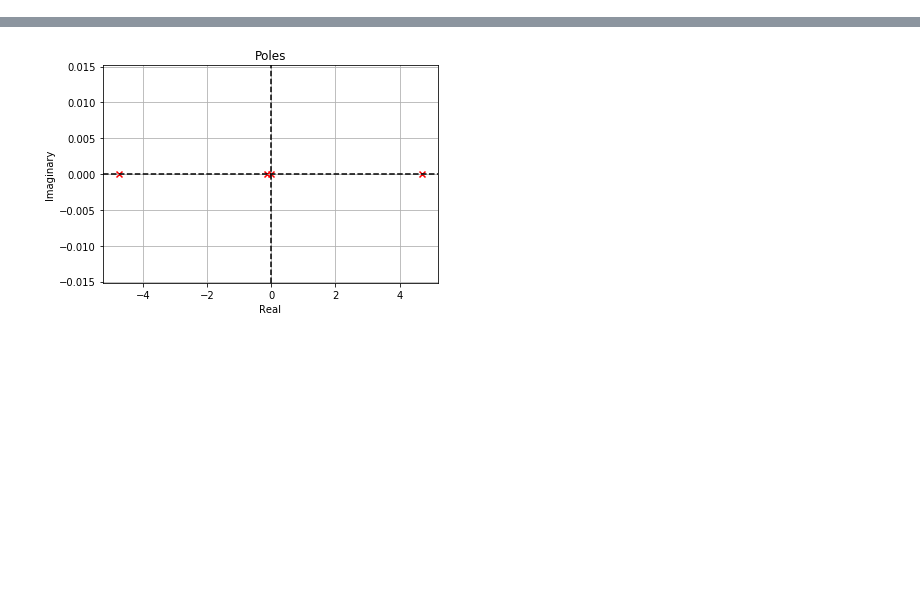
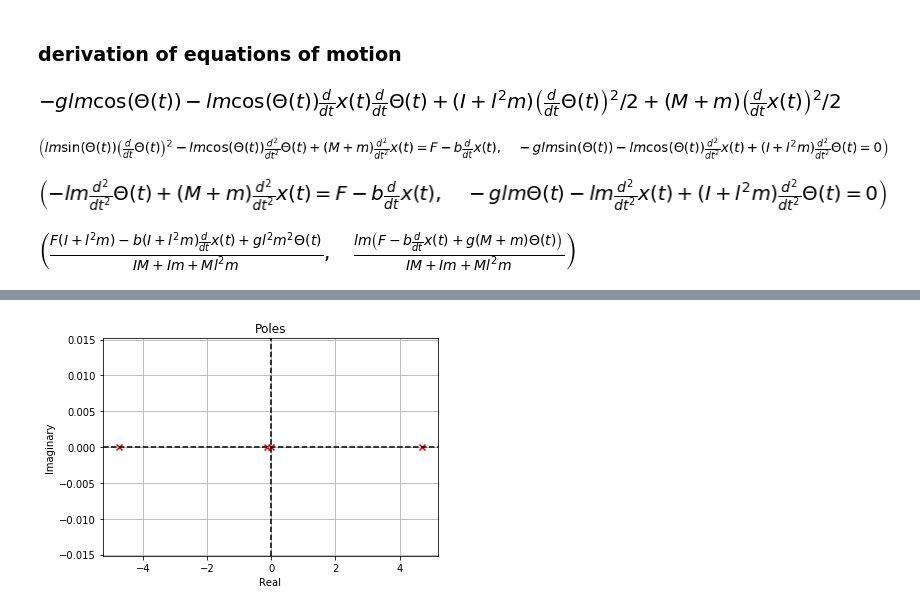
Before and after one commit to tristeng/control, a Jupyter notebook: notebooks/inverted-pendulum.ipynb, the cells around one changed output, grey strips where cells are left out. Cells and saved outputs as stored; diff of their text form; code cells hidden in the pictures; blank space fills up the shorter version.

Commit message:
Added cells to inverted pendulum notebook to derive the equations of motion and convert to state space.

```diff
--- a/notebooks/inverted-pendulum.ipynb
+++ b/notebooks/inverted-pendulum.ipynb
@@ -27,0 +52,2 @@ The design criteria for this system with the cart receiving a 0.2 m step input a
+# %% [markdown]
+### derivation of equations of motion
@@ -27,0 +57,68 @@ The design criteria for this system with the cart receiving a 0.2 m step input a
+# %%
+# create our functions for x and Θ against time, t
+t = sympy.symbols('t')
+x = sympy.Function('x')(t)
+Θ = sympy.Function('Θ')(t)
+
+# constants: pendulum length, mass, and inertia, then cart mass, gravity, and friction
+l, m, I, M, g, b = sympy.symbols('l m I M g b')
+
+# cart position is x, y, but we can ignore y since it will be constant and zero
+# cart velocity is then simply the first derivate of it's x position
+v1 = x.diff(t)
+
+# pendulum position, WRT to the cart
+x2 = x - l*sympy.sin(Θ)
+y2 = l*sympy.cos(Θ)
+
+# pendulum velocity is made up of x and y velocities, found from first derivates of position
+v2 = sympy.sqrt(sympy.simplify(x2.diff(t)**2 + y2.diff(t)**2))
+
+# kinetic energy of the cart, plus kinetic energy of the pendulum, subtract potential energy of pendulum and cart
+L = sympy.Rational(1, 2)*(M*v1**2 + m*v2**2 + I*Θ.diff(t)**2) - m*g*l*sympy.cos(Θ)
+
+# cleanup a bit, expand and collect on linear and angular acceleration
+L = L.expand().collect((Θ.diff(t, t), x.diff(t, t))).simplify()
+
+# print out the Lagrangian
+L
+# %% [output]
+[figure, added]
+# %%
+# euler equations
+F = sympy.symbols('F')
+euler1 = L.diff(x.diff(t)).diff(t) - L.diff(x)
+euler2 = L.diff(Θ.diff(t)).diff(t) - L.diff(Θ)
+
+# create the equations, first arg is LHS, second is RHS
+eq1 = sympy.Eq(euler1.simplify().expand().collect(x.diff(t, t)), F - b*x.diff(t))
+eq2 = sympy.Eq(euler2.simplify().expand().collect(Θ.diff(t, t)), 0)
+
+# print out the 2 equations
+eq1, eq2
+# %% [output]
+[figure, added]
+# %%
+# linearize our system
+# we want the pendulum vertical, so linearize around Θ = 0
+# sin(Θ) = Θ, cos(Θ) = 1, (d/dt(Θ))**2 = 0
+linearize = [(sympy.sin(Θ), Θ), (sympy.cos(Θ), 1), (Θ.diff(t)**2, 0)]
+eq1_lin = eq1.subs(linearize)
+eq2_lin = eq2.subs(linearize)
+
+# print out the linearized equations
+eq1_lin, eq2_lin
+# %% [output]
+[figure, added]
+# %%
+# solve our linear system for linear and angular acceleration
+eq_of_mot = sympy.linsolve([eq1_lin, eq2_lin], [x.diff(t, t), Θ.diff(t, t)])
+
+# get our linear and angular velocity equations
+lin_accel = eq_of_mot.args[0][0].expand().collect((Θ, Θ.diff(t), x, x.diff(t), F)).simplify()
+ang_accel = eq_of_mot.args[0][1].expand().collect((Θ, Θ.diff(t), x, x.diff(t), F)).simplify()
+
+# print the solutions
+lin_accel, ang_accel
+# %% [output]
+[figure, added]
```
Also changed, not shown: parts of 10 cells of this notebook, 1 other file.
